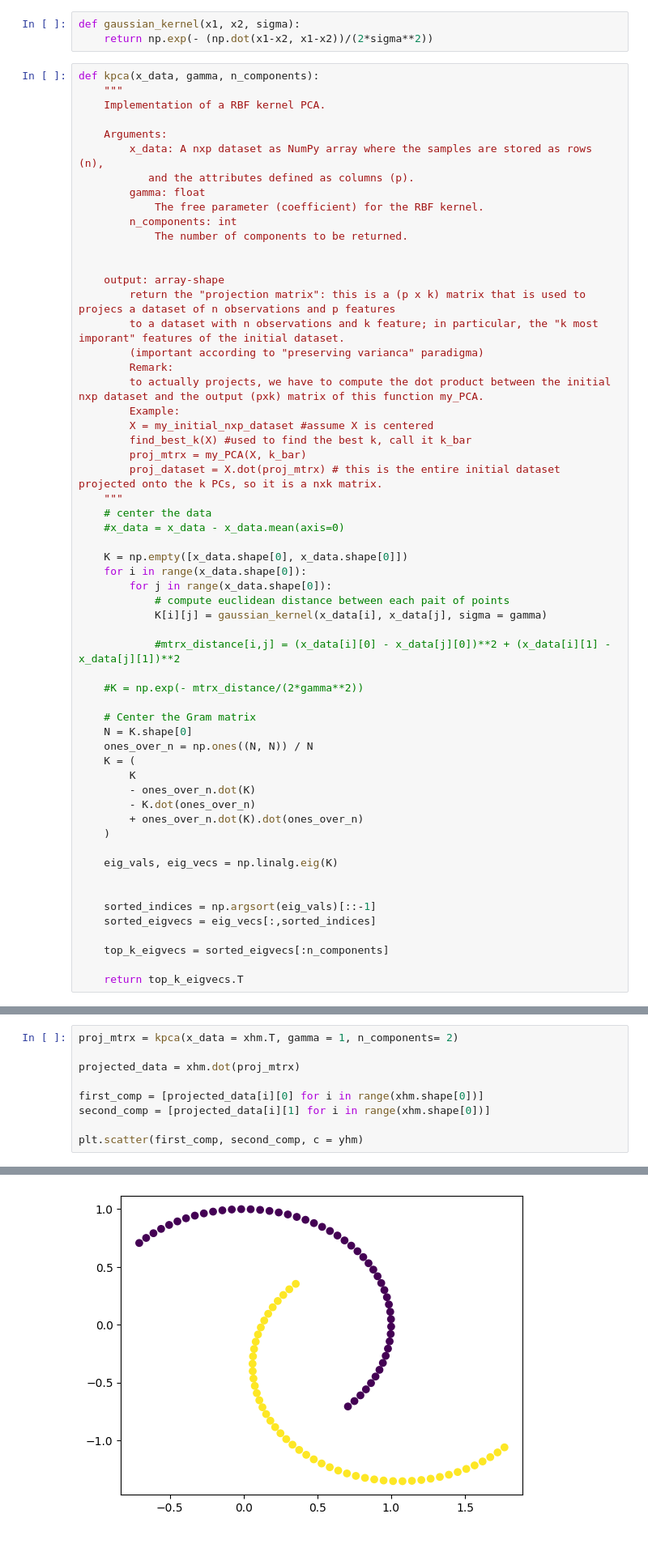
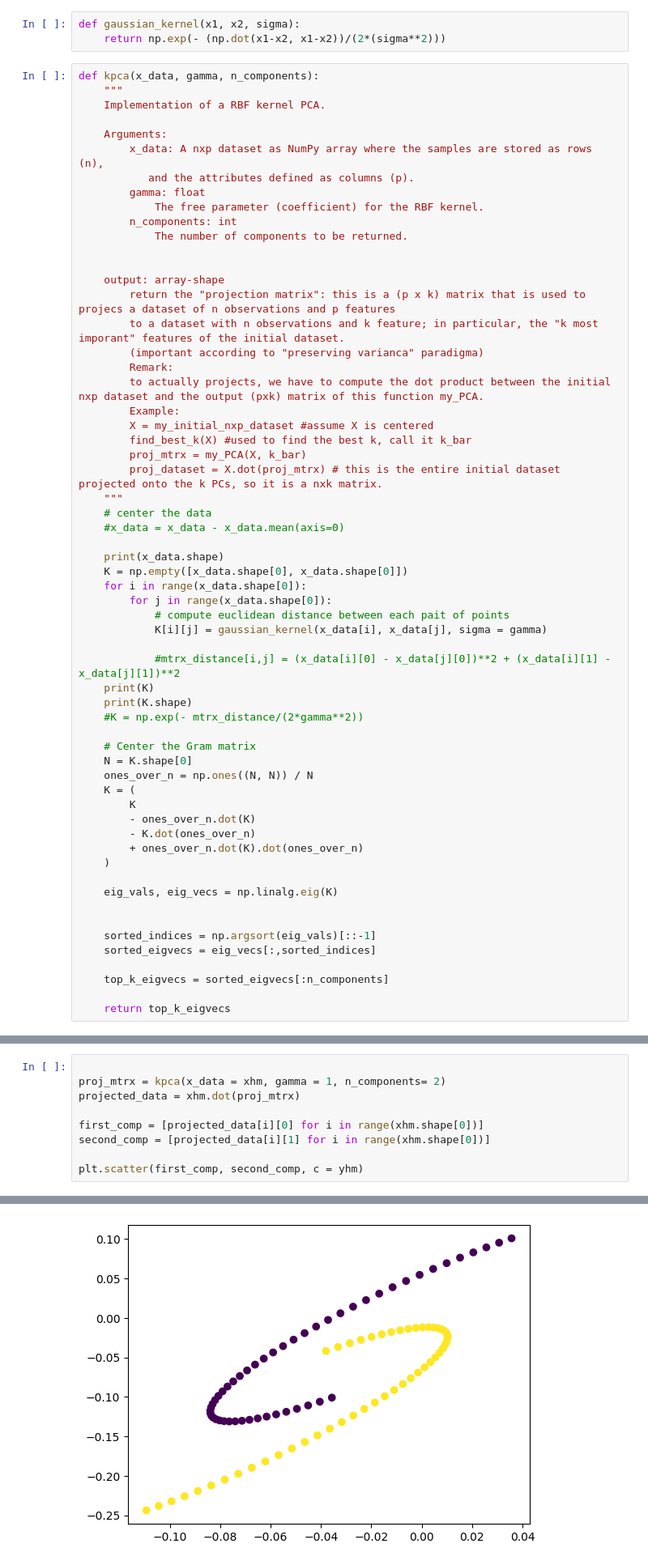
Before and after one commit to alessimichele/adv-ml-units, a Jupyter notebook: notebooks/AdvML_UniTS_2023_Lab_02_Kernel_ridge_regression_and_kPCA.ipynb, the cells around one changed output, grey strips where cells are left out. Shown at 81% size. Saved outputs shown, nothing was run; the diff lists cells and outputs as text.

```diff
--- a/notebooks/AdvML_UniTS_2023_Lab_02_Kernel_ridge_regression_and_kPCA.ipynb
+++ b/notebooks/AdvML_UniTS_2023_Lab_02_Kernel_ridge_regression_and_kPCA.ipynb
@@ -231,7 +231,7 @@ plt.scatter(proj_xhm1, np.zeros(100), c = yhm)
 4. Implement a function that computes the *Radial Basis* PCA algorithm of the dataset, given as a NumPy array.
 # %%
 def gaussian_kernel(x1, x2, sigma):
-    return np.exp(- (np.dot(x1-x2, x1-x2))/(2*sigma**2))
+    return np.exp(- (np.dot(x1-x2, x1-x2))/(2*(sigma**2)))
 # %%
 def kpca(x_data, gamma, n_components):
     """
@@ -261,6 +261,7 @@ def kpca(x_data, gamma, n_components):
     # center the data
     #x_data = x_data - x_data.mean(axis=0)
 
+    print(x_data.shape)
     K = np.empty([x_data.shape[0], x_data.shape[0]])
     for i in range(x_data.shape[0]):
         for j in range(x_data.shape[0]):
@@ -268,7 +269,8 @@ def kpca(x_data, gamma, n_components):
             K[i][j] = gaussian_kernel(x_data[i], x_data[j], sigma = gamma)
 
             #mtrx_distance[i,j] = (x_data[i][0] - x_data[j][0])**2 + (x_data[i][1] - x_data[j][1])**2
-
+    print(K)
+    print(K.shape)
     #K = np.exp(- mtrx_distance/(2*gamma**2))
 
     # Center the Gram matrix
@@ -289,12 +291,12 @@ def kpca(x_data, gamma, n_components):
 
     top_k_eigvecs = sorted_eigvecs[:n_components]
 
-    return top_k_eigvecs.T
+    return top_k_eigvecs
 # %% [markdown]
 5. Apply the function just defined to the dataset, and plot the resulting projection using the first 2 principal components.
 # %%
-proj_mtrx = kpca(x_data = xhm.T, gamma = 1, n_components= 2)
 
+proj_mtrx = kpca(x_data = xhm, gamma = 1, n_components= 2)
 projected_data = xhm.dot(proj_mtrx)
 
 first_comp = [projected_data[i][0] for i in range(xhm.shape[0])]
@@ -306,4 +317,4 @@ plt.scatter(first_comp, second_comp, c = yhm)
-[figure, old version]
+[figure, new version]
 # %% [markdown]
 6. Repeat the previous step, but plotting just the first principal component. Comment on the separability of the two classes.
 # %%
```
Also changed, not shown: parts of 2 cells of this notebook.
